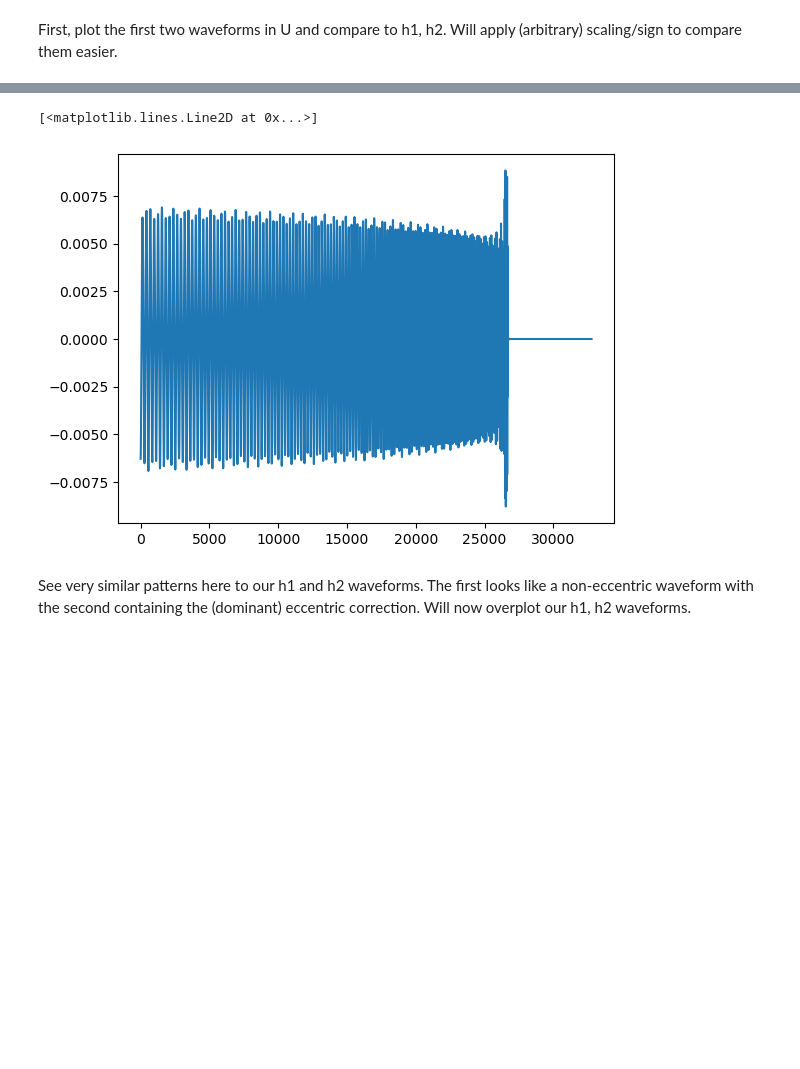
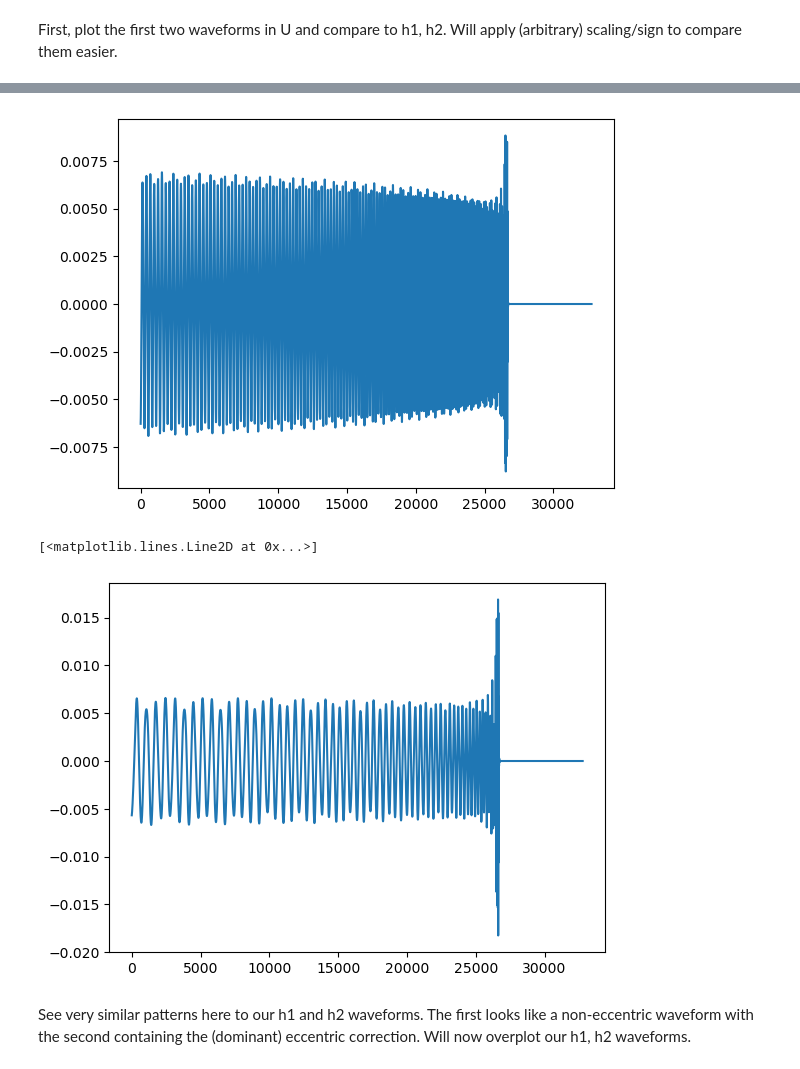
Before and after one commit to BenGPatterson/EccentricBinaries, a Jupyter notebook: notebooks/principal_component_analysis.ipynb, the cells around one changed output, grey strips where cells are left out. Saved outputs shown, nothing was run; the diff lists cells and outputs as text; code cells hidden in the pictures; blank space fills up the shorter version.

```diff
--- a/notebooks/principal_component_analysis.ipynb
+++ b/notebooks/principal_component_analysis.ipynb
@@ -227,12 +229,15 @@ _, h1, h2, h_ap, h_peri = get_h([1,1], 10, 0.1, chirp2total(24, 2), 2, 4096)
 # %%
 # Plot first two waveforms in U to see shape
 plt.plot(np.arange(len(U.T[0])), U.T[0])
 plt.show()
 plt.plot(np.arange(len(U.T[1])), U.T[1])
+plt.show()
+plt.plot(np.arange(len(U.T[2])), U.T[2])
 # %% [output]
 [figure]
+[figure]
 [<matplotlib.lines.Line2D at 0x...>]
-[figure]
+[figure, added]
 # %% [markdown]
 See very similar patterns here to our h1 and h2 waveforms. The first looks like a non-eccentric waveform with the second containing the (dominant) eccentric correction. Will now overplot our h1, h2 waveforms.
 # %%
```
Also changed, not shown: parts of 4 cells of this notebook, 3 other files.
